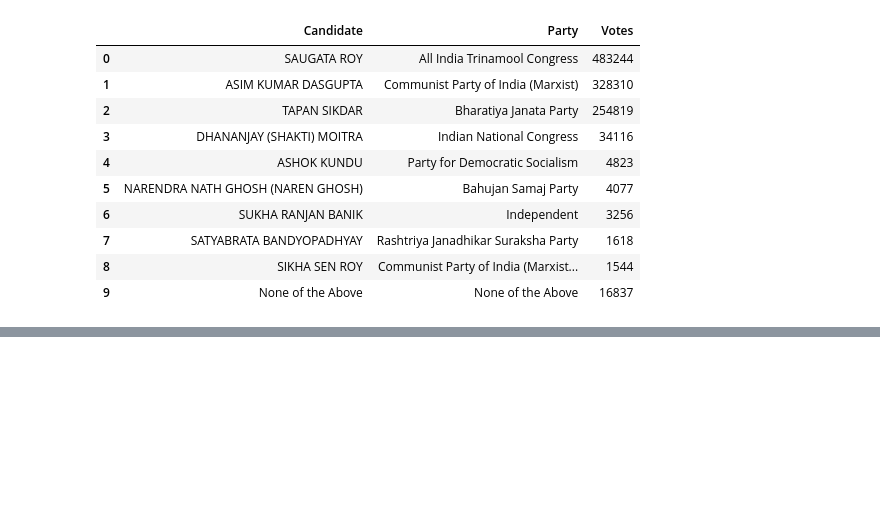
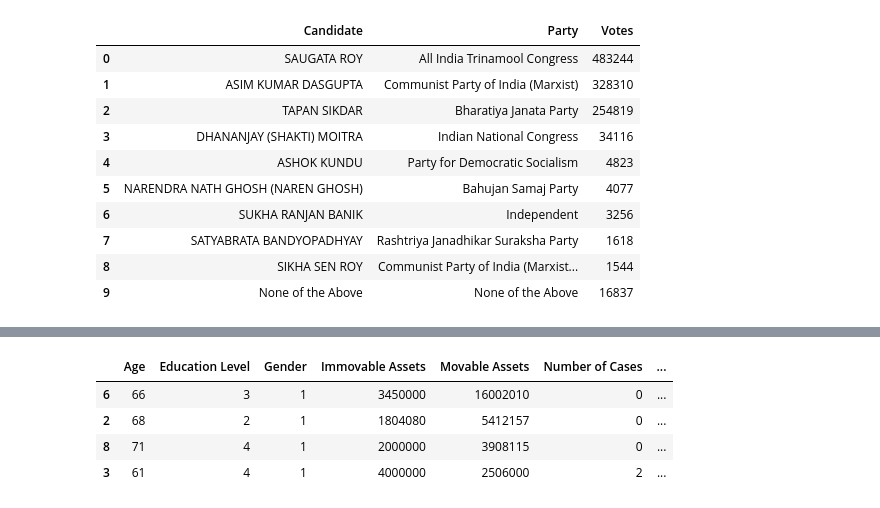
Before and after one commit to rounakdatta/elexxxion, a Jupyter notebook: west-bengal/scripts/prediction/data-preprocessing.ipynb, the cells around one changed output, grey strips where cells are left out. Cells and saved outputs as stored; diff of their text form; code cells hidden in the pictures; blank space fills up the shorter version.

```diff
--- a/west-bengal/scripts/prediction/data-preprocessing.ipynb
+++ b/west-bengal/scripts/prediction/data-preprocessing.ipynb
@@ -103,0 +99,7 @@ See the caveats in the documentation: http://pandas.pydata.org/pandas-docs/stabl
+# %%
+educationMapper = {
+    "Post Doctorate": 1,
+    "Doctorate": 2,
+    "Post Graduate": 3,
+    "Graduate": 4
+}
@@ -103,0 +142,26 @@ See the caveats in the documentation: http://pandas.pydata.org/pandas-docs/stabl
+# %%
+partyCodeMapper = {
+    "All India Trinamool Congress": 100,
+    "Communist Party of India  (Marxist)": 101,
+    "Bharatiya Janata Party": 102,
+    "Indian National Congress": 104
+}
+
+payload["Gender"] = payload["Gender"].apply(lambda data: 1 if data == "M" else 2)
+payload["Party Code"] = payload["Party Code"].apply(lambda data: partyCodeMapper[data])
+del payload["Name"]
+
+winnerVotePercentage = payload["Votes"].max()
+payload["Winner"] = payload["Votes"].apply(lambda data: 1 if data == winnerVotePercentage else 0)
+
+x_train = payload
+y_train = payload[["Winner"]].copy()
+del x_train["Winner"]
+
+x_train
+# %% [output]
+|  | Age | Education Level | Gender | Immovable Assets | Movable Assets | Number of Cases | ... |
+| 6 | 66 | 3 | 1 | 3450000 | 16002010 | 0 | ... |
+| 2 | 68 | 2 | 1 | 1804080 | 5412157 | 0 | ... |
+| 8 | 71 | 4 | 1 | 2000000 | 3908115 | 0 | ... |
+| 3 | 61 | 4 | 1 | 4000000 | 2506000 | 2 | ... |
```
Also changed, not shown: parts of 6 cells of this notebook, 6 other files.
